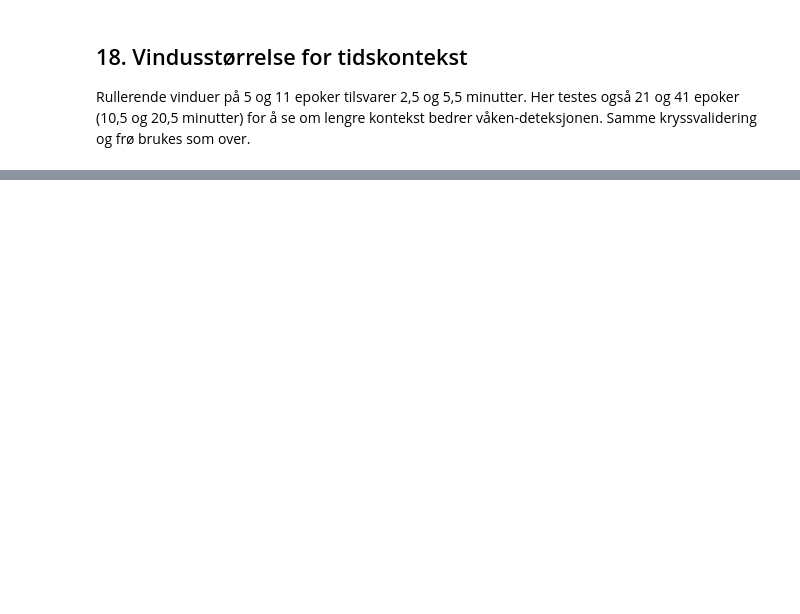
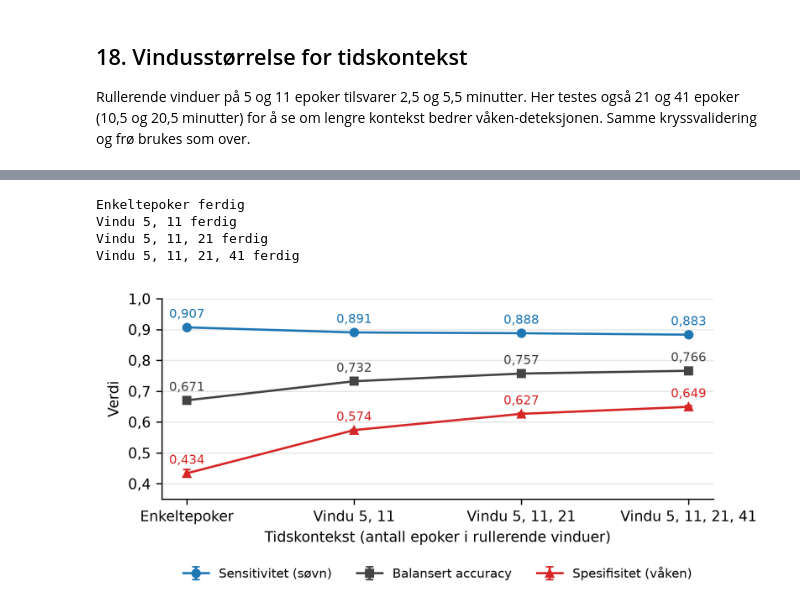
Before and after one commit to LaCodeNor/IT6119, a Jupyter notebook: final_project_laho.ipynb, the cells around one changed output, grey strips where cells are left out. Cells and saved outputs as stored; diff of their text form; code cells hidden in the pictures; blank space fills up the shorter version.

Commit message:
process description before using test data.. pushing figure, requirements and gitignore files

```diff
--- a/final_project_laho.ipynb
+++ b/final_project_laho.ipynb
@@ -444,0 +691,47 @@ display(pd.DataFrame(res).T)
+# %%
+import matplotlib.pyplot as plt
+os.makedirs('figures', exist_ok=True)
+plt.rcParams['font.family'] = ['DejaVu Sans']   # første tilgjengelige brukes
+plt.rcParams['font.size'] = 9
+
+configs = {
+    'Enkeltepoker':        base_nomiss,
+    'Vindu 5, 11':         base_nomiss + ctx_for((5, 11)),
+    'Vindu 5, 11, 21':     base_nomiss + ctx_for((5, 11, 21)),
+    'Vindu 5, 11, 21, 41': base_nomiss + ctx_for((5, 11, 21, 41)),
+}
+fig1 = {}
+for name, cols in configs.items():
+    d = repeated_cv(cols, models2['LogReg'], Xtr3)
+    fig1[name] = d.agg(['mean', 'std'])
+    print(name, 'ferdig', flush=True)
+
+metrics = [('sensitivitet_sovn', 'Sensitivitet (søvn)', '#1f77b4', 'o'),
+           ('bal_acc', 'Balansert accuracy', '#444444', 's'),
+           ('spesifisitet_vaken', 'Spesifisitet (våken)', '#d62728', '^')]
+fig, ax = plt.subplots(figsize=(6.0, 3.0), dpi=300)
+for col, label, color, marker in metrics:
+    y  = [fig1[n].loc['mean', col] for n in configs]
+    sd = [fig1[n].loc['std', col] for n in configs]
+    ax.errorbar(range(len(y)), y, yerr=sd, label=label, color=color, marker=marker,
+                markersize=5, linewidth=1.4, capsize=2.5)
+    for i, v in enumerate(y):
+        ax.annotate(f'{v:.3f}'.replace('.', ','), (i, v), textcoords='offset points',
+                    xytext=(0, 6), ha='center', fontsize=8, color=color)
+ax.set_xticks(range(len(configs))); ax.set_xticklabels(list(configs))
+ax.set_ylim(0.35, 1.0)
+ticks = [0.4, 0.5, 0.6, 0.7, 0.8, 0.9, 1.0]
+ax.set_yticks(ticks); ax.set_yticklabels([f'{v:.1f}'.replace('.', ',') for v in ticks])
+ax.set_ylabel('Verdi'); ax.set_xlabel('Tidskontekst (antall epoker i rullerende vinduer)')
+ax.grid(axis='y', alpha=0.3)
+for s in ('top', 'right'): ax.spines[s].set_visible(False)
+ax.legend(loc='upper center', bbox_to_anchor=(0.5, -0.28), ncol=3, frameon=False, fontsize=8)
+fig.tight_layout()
+fig.savefig('figures/figur1.png')
+plt.show()
+# %% [output]
+Enkeltepoker ferdig
+Vindu 5, 11 ferdig
+Vindu 5, 11, 21 ferdig
+Vindu 5, 11, 21, 41 ferdig
+[figure, added]
```
Also changed, not shown: parts of 20 cells of this notebook, 3 other files.
